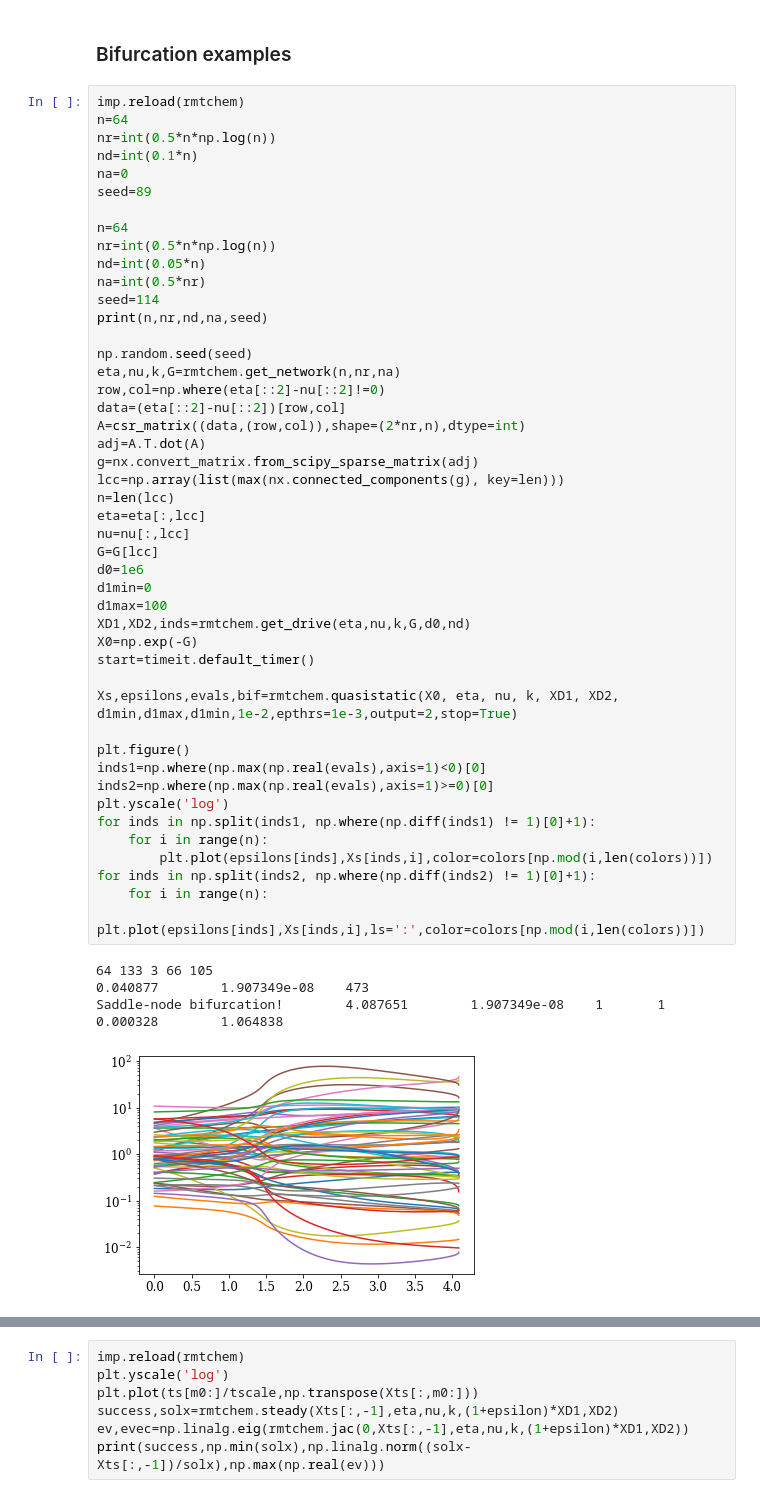
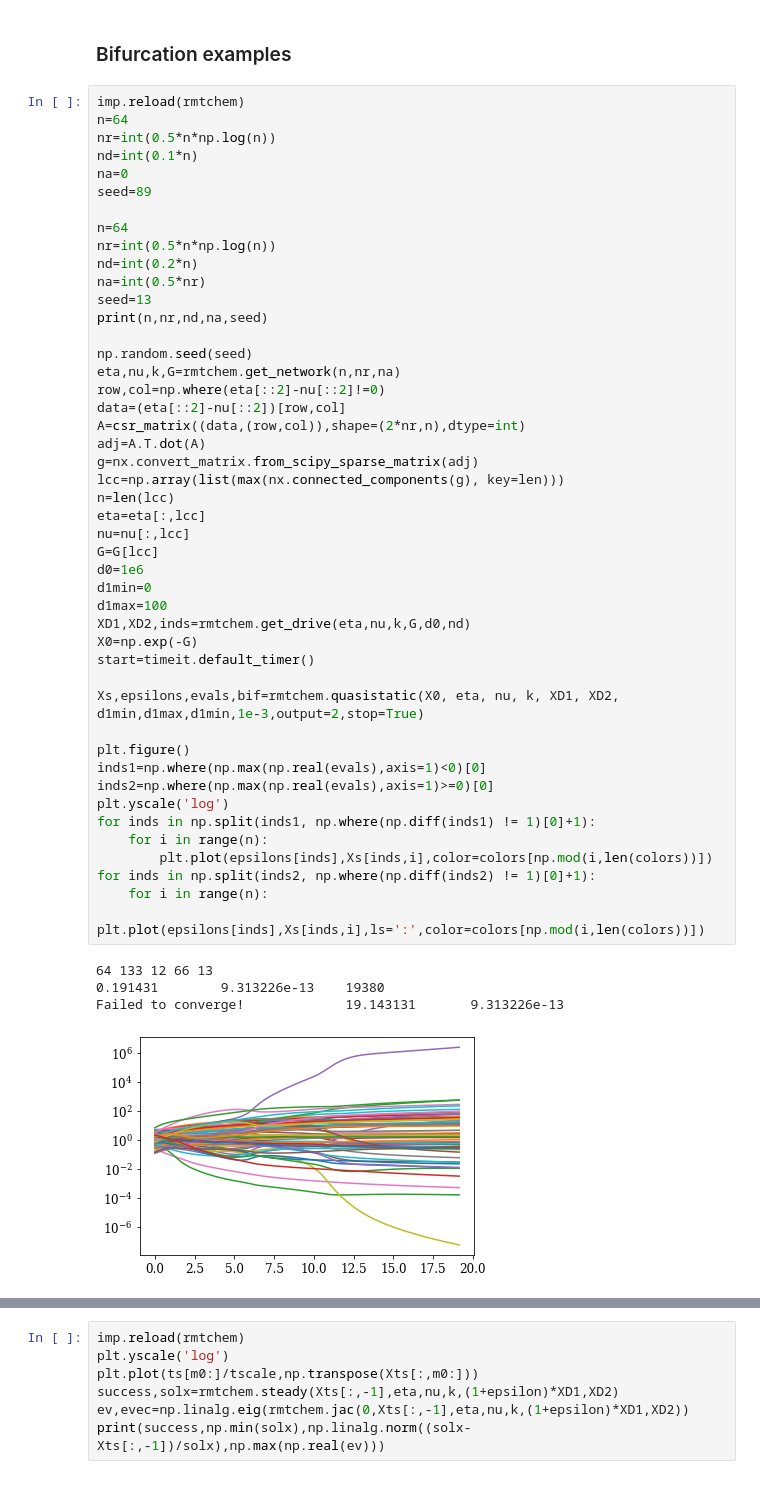
Before and after one commit to znicolaou/rmtchem, a Jupyter notebook: rmtchem.ipynb, the cells around one changed output, grey strips where cells are left out. Cells and saved outputs as stored; diff of their text form.

Commit message:
updated epthrs

```diff
--- a/rmtchem.ipynb
+++ b/rmtchem.ipynb
@@ -185,47 +185,47 @@ seed=89
 
 n=64
 nr=int(0.5*n*np.log(n))
-nd=int(0.05*n)
+nd=int(0.2*n)
 na=int(0.5*nr)
-seed=114
+seed=13
 print(n,nr,nd,na,seed)
 
 np.random.seed(seed)
 eta,nu,k,G=rmtchem.get_network(n,nr,na)
 row,col=np.where(eta[::2]-nu[::2]!=0)
 data=(eta[::2]-nu[::2])[row,col]
 A=csr_matrix((data,(row,col)),shape=(2*nr,n),dtype=int)
 adj=A.T.dot(A)
 g=nx.convert_matrix.from_scipy_sparse_matrix(adj)
 lcc=np.array(list(max(nx.connected_components(g), key=len)))
 n=len(lcc)
 eta=eta[:,lcc]
 nu=nu[:,lcc]
 G=G[lcc]
 d0=1e6
 d1min=0
 d1max=100
 XD1,XD2,inds=rmtchem.get_drive(eta,nu,k,G,d0,nd)
 X0=np.exp(-G)
 start=timeit.default_timer()
 
-Xs,epsilons,evals,bif=rmtchem.quasistatic(X0, eta, nu, k, XD1, XD2, d1min,d1max,d1min,1e-2,epthrs=1e-3,output=2,stop=True)
+Xs,epsilons,evals,bif=rmtchem.quasistatic(X0, eta, nu, k, XD1, XD2, d1min,d1max,d1min,1e-3,output=2,stop=True)
 
 plt.figure()
 inds1=np.where(np.max(np.real(evals),axis=1)<0)[0]
 inds2=np.where(np.max(np.real(evals),axis=1)>=0)[0]
 plt.yscale('log')
 for inds in np.split(inds1, np.where(np.diff(inds1) != 1)[0]+1):
     for i in range(n):
         plt.plot(epsilons[inds],Xs[inds,i],color=colors[np.mod(i,len(colors))])
 for inds in np.split(inds2, np.where(np.diff(inds2) != 1)[0]+1):
     for i in range(n):
         plt.plot(epsilons[inds],Xs[inds,i],ls=':',color=colors[np.mod(i,len(colors))])
 # %% [output]
-64 133 3 66 105
-0.040877        1.907349e-08    473
-Saddle-node bifurcation!        4.087651        1.907349e-08    1       1       0.000328        1.064838
+64 133 12 66 13
+0.191431        9.313226e-13    19380
+Failed to converge!             19.143131       9.313226e-13
-[figure, old version]
+[figure, new version]
 # %%
 imp.reload(rmtchem)
 m0=-1
```
Also changed, not shown: parts of 2 cells of this notebook, 1 other file.
